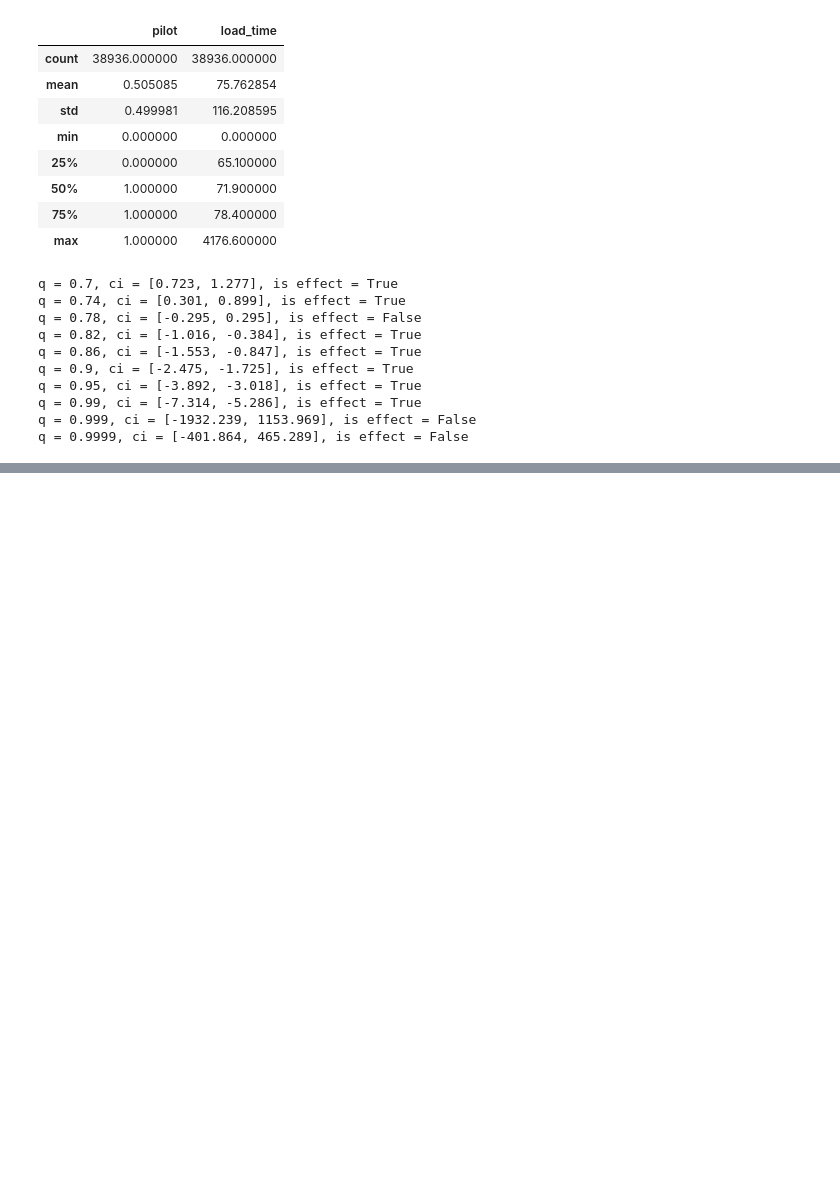
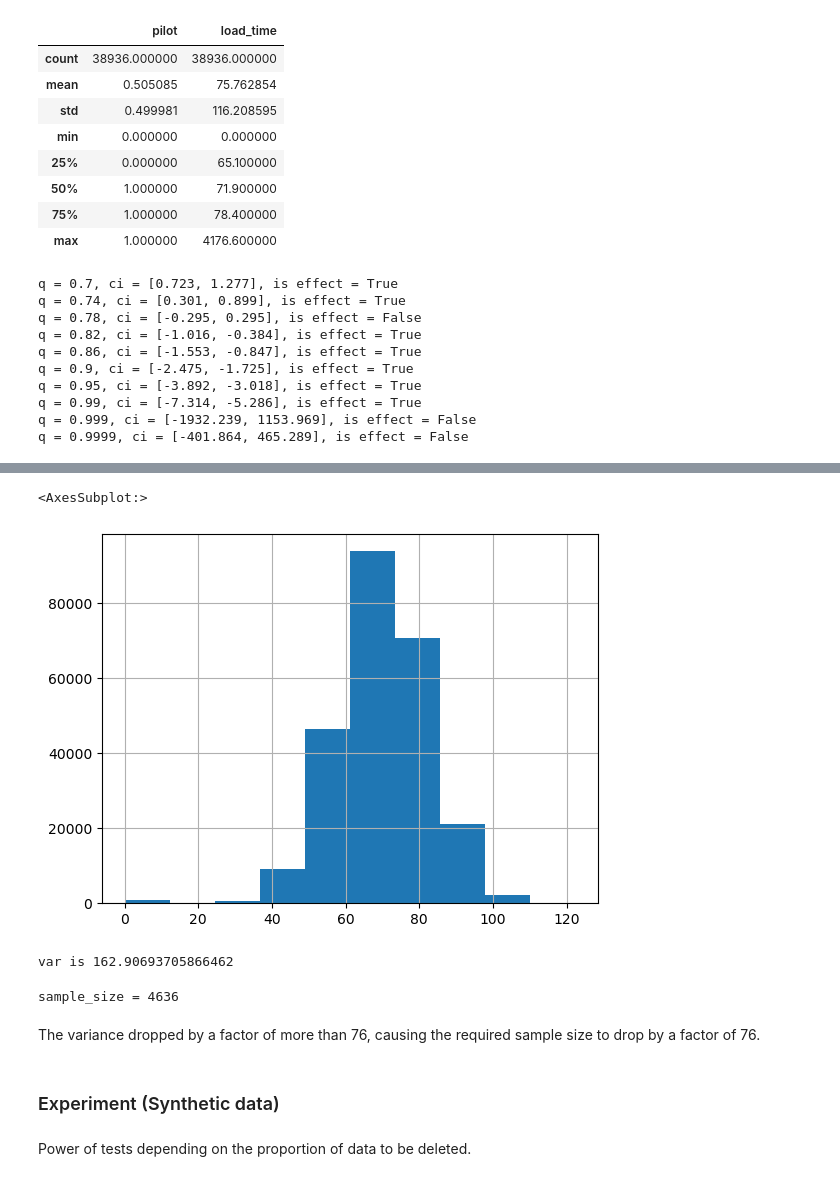
Before and after one commit to YanaOrf/AB_tests, a Jupyter notebook: Pizzeria_website_AB.ipynb, the cells around one changed output, grey strips where cells are left out. Cells and saved outputs as stored; diff of their text form; code cells hidden in the pictures; blank space fills up the shorter version.

```diff
--- a/Pizzeria_website_AB.ipynb
+++ b/Pizzeria_website_AB.ipynb
@@ -670,0 +730,23 @@ def run_bootstrap(bootstrap_metrics, pe_metric, alpha, bootstrap_ci_type):
+# %%
+# without outliers
+web_logs_filtered=web_logs_hist[web_logs_hist['load_time']<1000]
+web_logs_filtered['load_time'].hist()
+# %% [output]
+<AxesSubplot:>
+[figure, added]
+# %%
+std = web_logs_filtered['load_time'].std()
+print(f"var is {std ** 2}")
+# %% [output]
+var is 162.90693705866462
+# %%
+sample_size=get_sample_size_abs(eff,std,alpha=alpha,beta=beta)
+print(f'sample_size = {sample_size}')
+# %% [output]
+sample_size = 4636
+# %% [markdown]
+The variance dropped by a factor of more than 76, causing the required sample size to drop by a factor of 76.
+# %% [markdown]
+### Experiment  (Synthetic data)
+# %% [markdown]
+Power of tests depending on the proportion of data to be deleted.
```
Also changed, not shown: parts of 17 cells of this notebook.
